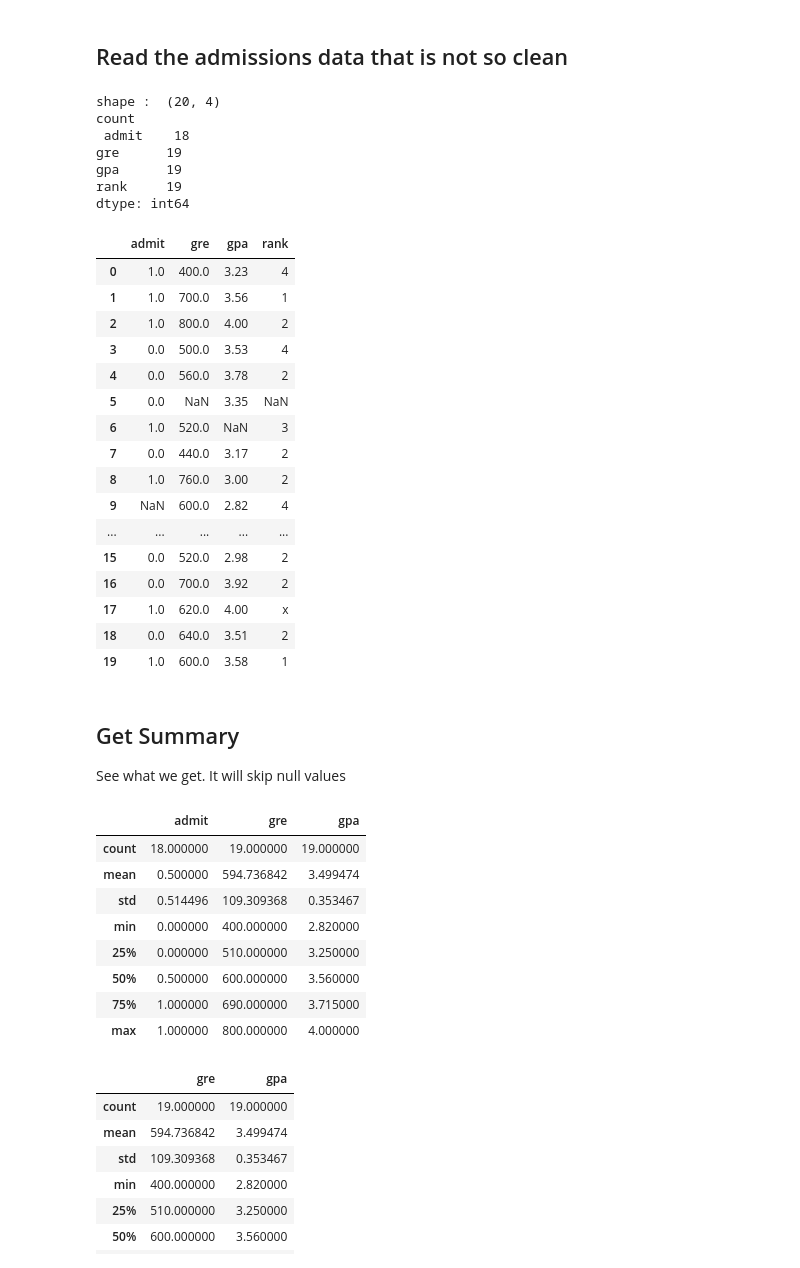
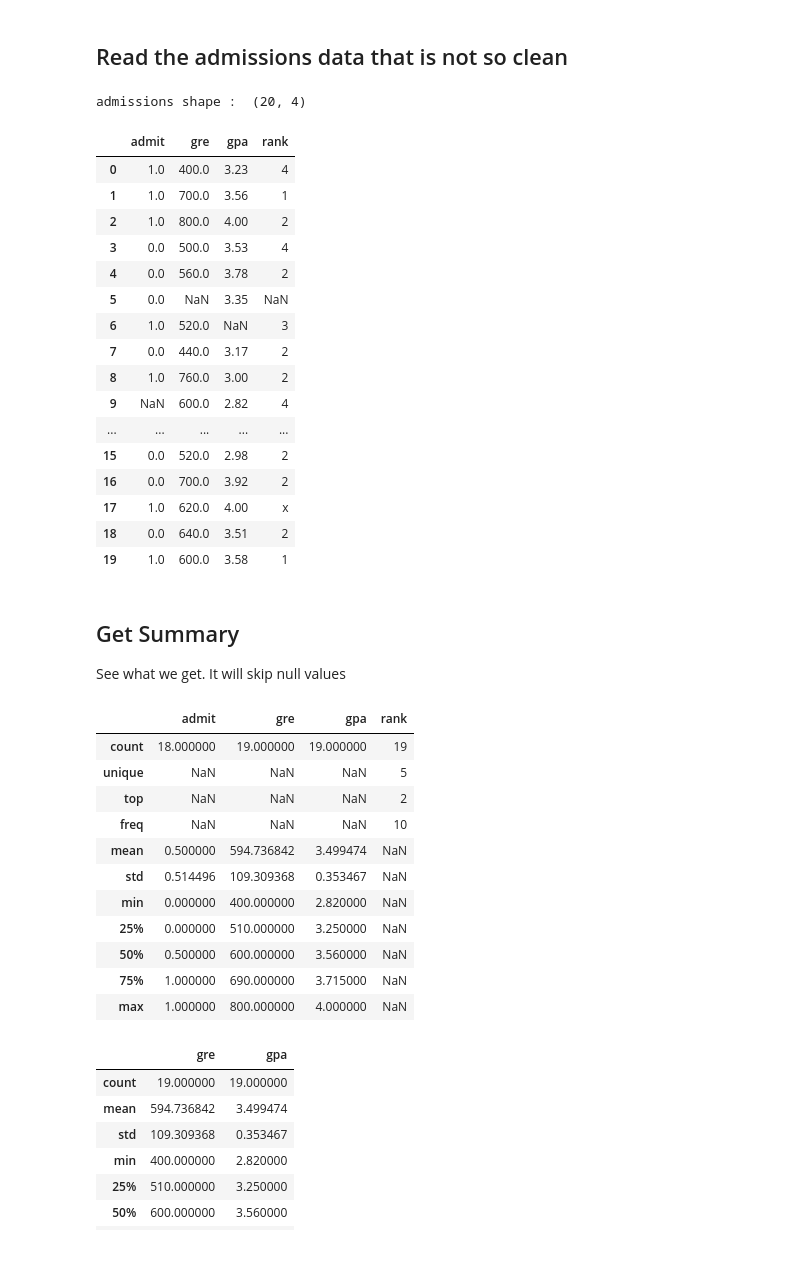
Before and after one commit to elephantscale/python-labs-solutions, a Jupyter notebook: exploration/1-data-cleanup.ipynb, the cells around one changed output. Saved outputs shown, nothing was run; the diff lists cells and outputs as text; code cells hidden in the pictures.

```diff
--- a/exploration/1-data-cleanup.ipynb
+++ b/exploration/1-data-cleanup.ipynb
@@ -13,18 +13,10 @@ data_location  = 'https://elephantscale-public.s3.amazonaws.com/data/college-adm
 
 admissions = pd.read_csv(data_location)
 
-print ("shape : ", admissions.shape)
-print("count\n", admissions.count())
-print ()
+print ("admissions shape : ", admissions.shape)
 admissions
 # %% [output]
-shape :  (20, 4)
-count
- admit    18
-gre      19
-gpa      19
-rank     19
-dtype: int64
+admissions shape :  (20, 4)
 |  | admit | gre | gpa | rank |
 | 0 | 1.0 | 400.0 | 3.23 | 4 |
 | 1 | 1.0 | 700.0 | 3.56 | 1 |
@@ -46,17 +38,20 @@ dtype: int64
 ## Get Summary
 See what we get.  It will skip null values
 # %%
-admissions.describe()
+admissions.describe(include = 'all')
 # %% [output]
-|  | admit | gre | gpa |
-| count | 18.000000 | 19.000000 | 19.000000 |
-| mean | 0.500000 | 594.736842 | 3.499474 |
-| std | 0.514496 | 109.309368 | 0.353467 |
-| min | 0.000000 | 400.000000 | 2.820000 |
-| 25% | 0.000000 | 510.000000 | 3.250000 |
-| 50% | 0.500000 | 600.000000 | 3.560000 |
-| 75% | 1.000000 | 690.000000 | 3.715000 |
-| max | 1.000000 | 800.000000 | 4.000000 |
+|  | admit | gre | gpa | rank |
+| count | 18.000000 | 19.000000 | 19.000000 | 19 |
+| unique | NaN | NaN | NaN | 5 |
+| top | NaN | NaN | NaN | 2 |
+| freq | NaN | NaN | NaN | 10 |
+| mean | 0.500000 | 594.736842 | 3.499474 | NaN |
+| std | 0.514496 | 109.309368 | 0.353467 | NaN |
+| min | 0.000000 | 400.000000 | 2.820000 | NaN |
+| 25% | 0.000000 | 510.000000 | 3.250000 | NaN |
+| 50% | 0.500000 | 600.000000 | 3.560000 | NaN |
+| 75% | 1.000000 | 690.000000 | 3.715000 | NaN |
+| max | 1.000000 | 800.000000 | 4.000000 | NaN |
 # %%
 ## TODO : Describe more than one column : gre and gpa
 ## Hint : add 'gpa' column
```
Also changed, not shown: parts of 2 cells of this notebook.
